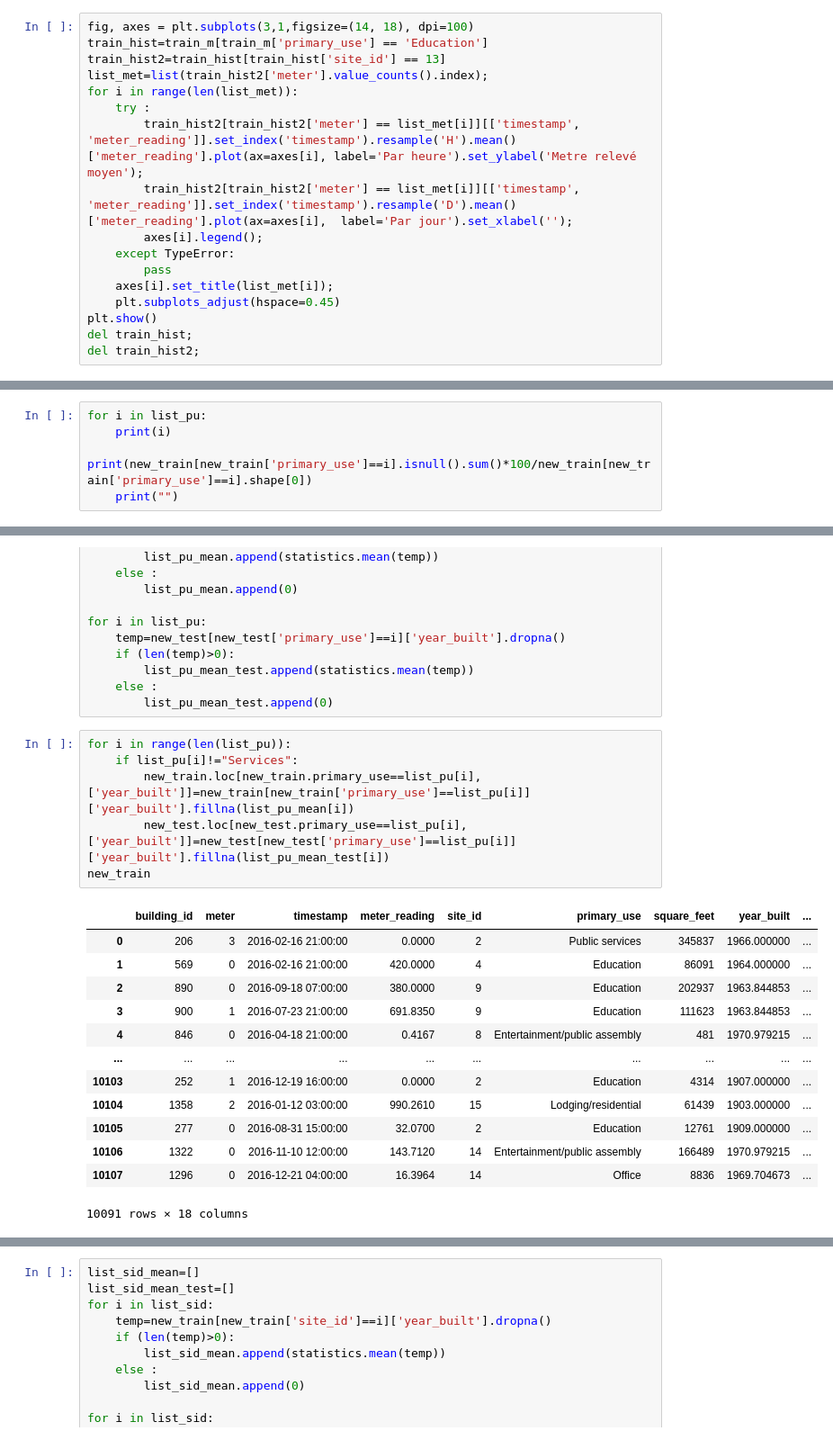
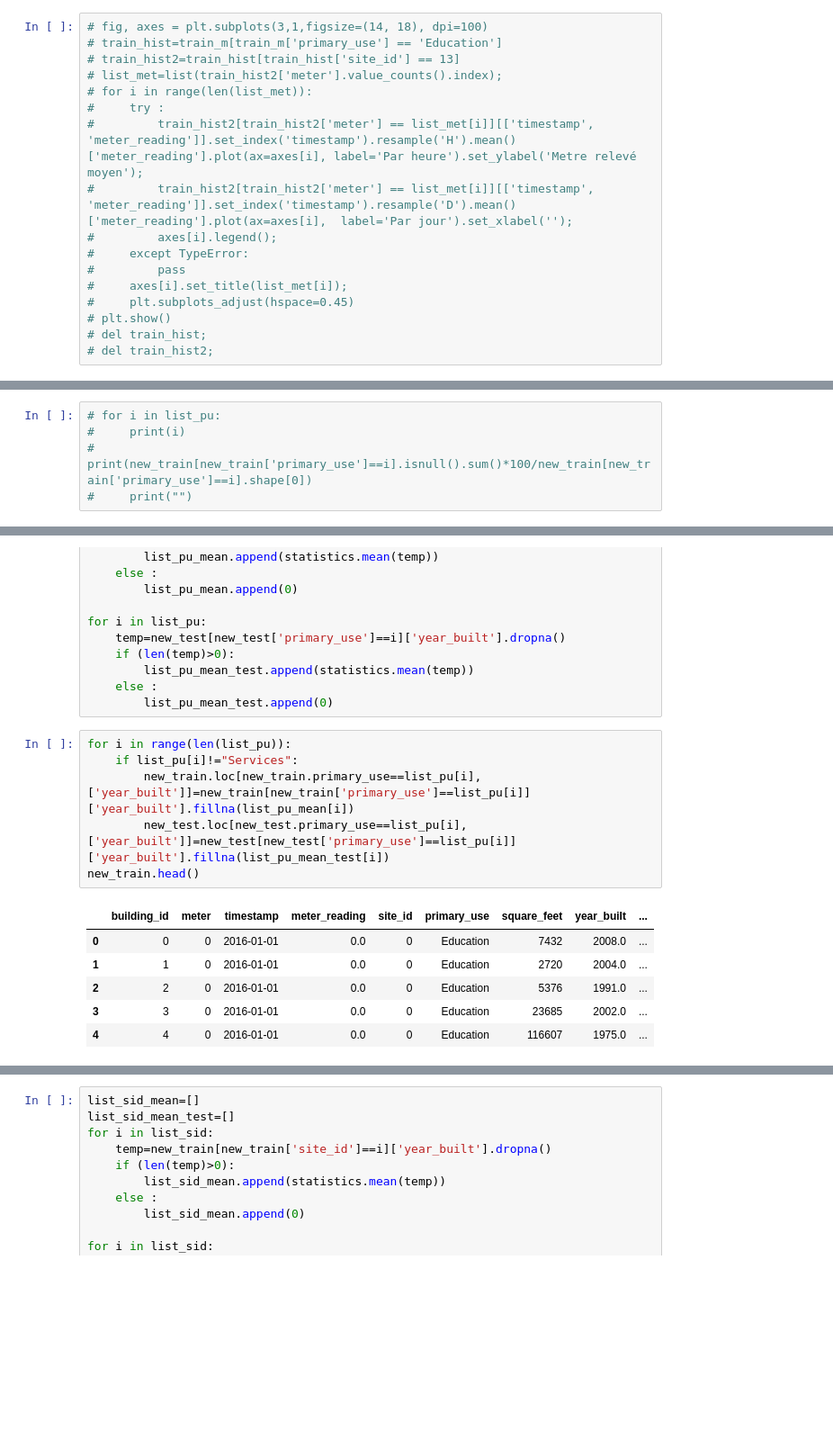
Before and after one commit to DataCampM2DSSAF/suivi_ashrae_fadadedata, a Jupyter notebook: src/notebook_principal.ipynb, the cells around one changed output, grey strips where cells are left out. Shown at 90% size. Drawn from its saved outputs; the diff is of its cells as text; blank space fills up the shorter version.

```diff
--- a/src/notebook_principal.ipynb
+++ b/src/notebook_principal.ipynb
@@ -252,19 +242,19 @@ del train_hist;
 # %% [markdown]
 Notre problème se situe dans le 13.
 # %%
-fig, axes = plt.subplots(3,1,figsize=(14, 18), dpi=100)
-train_hist=train_m[train_m['primary_use'] == 'Education']
-train_hist2=train_hist[train_hist['site_id'] == 13]
-list_met=list(train_hist2['meter'].value_counts().index);
-for i in range(len(list_met)):
-    try :
-        train_hist2[train_hist2['meter'] == list_met[i]][['timestamp', 'meter_reading']].set_index('timestamp').resample('H').mean()['meter_reading'].plot(ax=axes[i], label='Par heure').set_ylabel('Metre relevé moyen');
-        train_hist2[train_hist2['meter'] == list_met[i]][['timestamp', 'meter_reading']].set_index('timestamp').resample('D').mean()['meter_reading'].plot(ax=axes[i],  label='Par jour').set_xlabel('');
-        axes[i].legend();
-    except TypeError:
-        pass
-    axes[i].set_title(list_met[i]);
-    plt.subplots_adjust(hspace=0.45)
-plt.show()
-del train_hist;
-del train_hist2;
+# fig, axes = plt.subplots(3,1,figsize=(14, 18), dpi=100)
+# train_hist=train_m[train_m['primary_use'] == 'Education']
+# train_hist2=train_hist[train_hist['site_id'] == 13]
+# list_met=list(train_hist2['meter'].value_counts().index);
+# for i in range(len(list_met)):
+#     try :
+#         train_hist2[train_hist2['meter'] == list_met[i]][['timestamp', 'meter_reading']].set_index('timestamp').resample('H').mean()['meter_reading'].plot(ax=axes[i], label='Par heure').set_ylabel('Metre relevé moyen');
+#         train_hist2[train_hist2['meter'] == list_met[i]][['timestamp', 'meter_reading']].set_index('timestamp').resample('D').mean()['meter_reading'].plot(ax=axes[i],  label='Par jour').set_xlabel('');
+#         axes[i].legend();
+#     except TypeError:
+#         pass
+#     axes[i].set_title(list_met[i]);
+#     plt.subplots_adjust(hspace=0.45)
+# plt.show()
+# del train_hist;
+# del train_hist2;
@@ -335,7 +314,7 @@ del test_m
 # %% [markdown]
 Remplacement NA
 # %%
-for i in list_pu:
-    print(i)
-    print(new_train[new_train['primary_use']==i].isnull().sum()*100/new_train[new_train['primary_use']==i].shape[0])
-    print("")
+# for i in list_pu:
+#     print(i)
+#     print(new_train[new_train['primary_use']==i].isnull().sum()*100/new_train[new_train['primary_use']==i].shape[0])
+#     print("")
@@ -536,23 +493,16 @@ for i in list_pu:
 # %%
 for i in range(len(list_pu)):
     if list_pu[i]!="Services":
         new_train.loc[new_train.primary_use==list_pu[i],['year_built']]=new_train[new_train['primary_use']==list_pu[i]]['year_built'].fillna(list_pu_mean[i])
         new_test.loc[new_test.primary_use==list_pu[i],['year_built']]=new_test[new_test['primary_use']==list_pu[i]]['year_built'].fillna(list_pu_mean_test[i])
-new_train
+new_train.head()
 # %% [output]
 |  | building_id | meter | timestamp | meter_reading | site_id | primary_use | square_feet | year_built | ... |
-| 0 | 206 | 3 | 2016-02-16 21:00:00 | 0.0000 | 2 | Public services | 345837 | 1966.000000 | ... |
-| 1 | 569 | 0 | 2016-02-16 21:00:00 | 420.0000 | 4 | Education | 86091 | 1964.000000 | ... |
-| 2 | 890 | 0 | 2016-09-18 07:00:00 | 380.0000 | 9 | Education | 202937 | 1963.844853 | ... |
-| 3 | 900 | 1 | 2016-07-23 21:00:00 | 691.8350 | 9 | Education | 111623 | 1963.844853 | ... |
-| 4 | 846 | 0 | 2016-04-18 21:00:00 | 0.4167 | 8 | Entertainment/public assembly | 481 | 1970.979215 | ... |
-| ... | ... | ... | ... | ... | ... | ... | ... | ... | ... |
-| 10103 | 252 | 1 | 2016-12-19 16:00:00 | 0.0000 | 2 | Education | 4314 | 1907.000000 | ... |
-| 10104 | 1358 | 2 | 2016-01-12 03:00:00 | 990.2610 | 15 | Lodging/residential | 61439 | 1903.000000 | ... |
-| 10105 | 277 | 0 | 2016-08-31 15:00:00 | 32.0700 | 2 | Education | 12761 | 1909.000000 | ... |
-| 10106 | 1322 | 0 | 2016-11-10 12:00:00 | 143.7120 | 14 | Entertainment/public assembly | 166489 | 1970.979215 | ... |
-| 10107 | 1296 | 0 | 2016-12-21 04:00:00 | 16.3964 | 14 | Office | 8836 | 1969.704673 | ... |
+| 0 | 0 | 0 | 2016-01-01 | 0.0 | 0 | Education | 7432 | 2008.0 | ... |
+| 1 | 1 | 0 | 2016-01-01 | 0.0 | 0 | Education | 2720 | 2004.0 | ... |
+| 2 | 2 | 0 | 2016-01-01 | 0.0 | 0 | Education | 5376 | 1991.0 | ... |
+| 3 | 3 | 0 | 2016-01-01 | 0.0 | 0 | Education | 23685 | 2002.0 | ... |
+| 4 | 4 | 0 | 2016-01-01 | 0.0 | 0 | Education | 116607 | 1975.0 | ... |
-10091 rows × 18 columns
 # %%
 new_train.isnull().sum()*100/new_train.shape[0]
 # %% [output]
```
Also changed, not shown: parts of 66 cells of this notebook.
